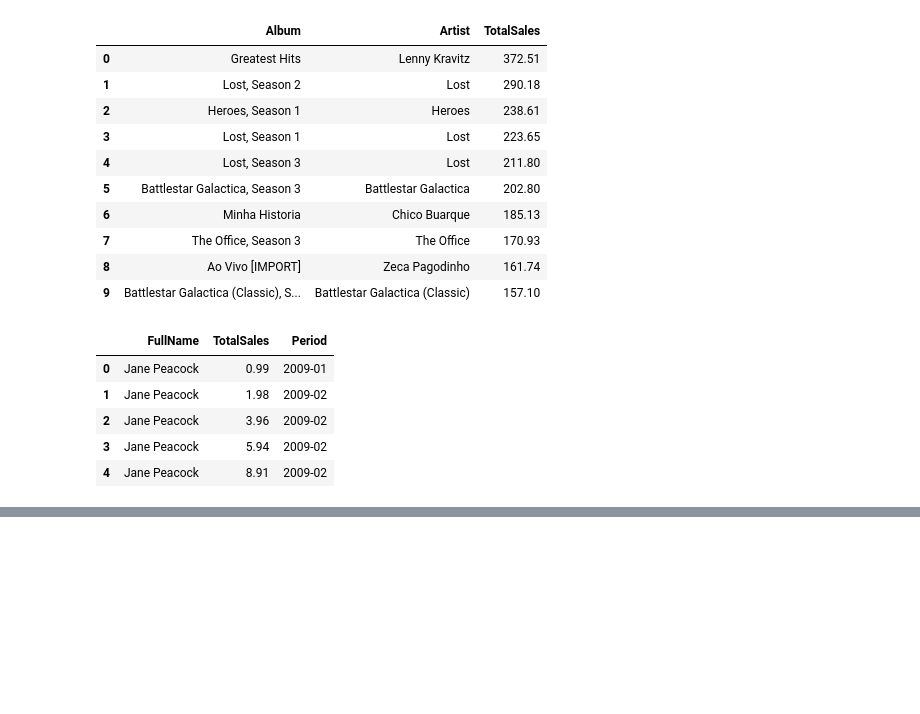
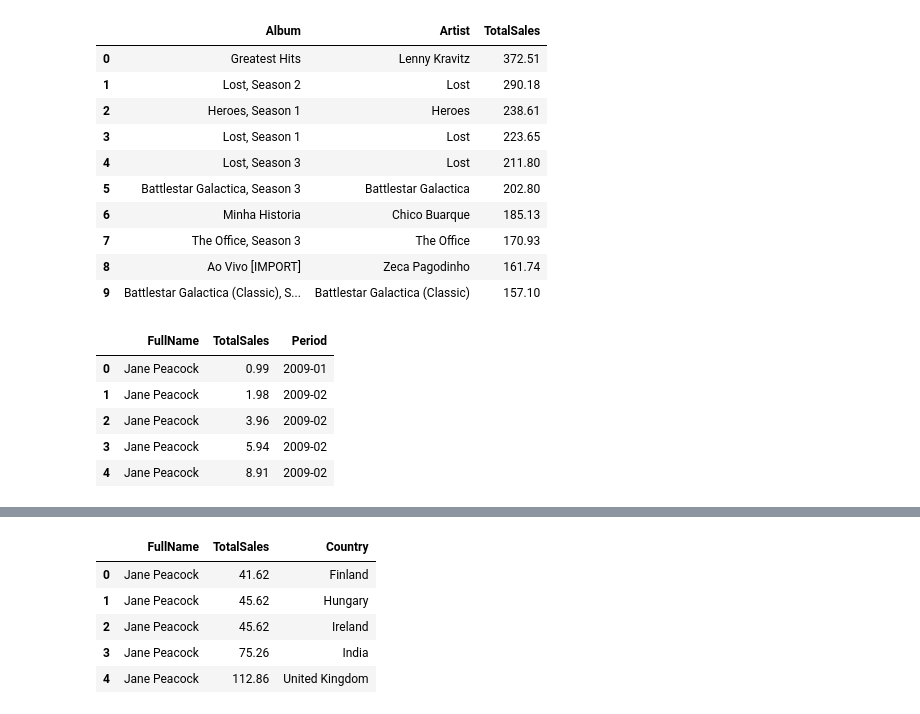
Before and after one commit to rinaldoeri/api_capstone, a Jupyter notebook: capstone_api.ipynb, the cells around one changed output, grey strips where cells are left out. Cells and saved outputs as stored; diff of their text form; code cells hidden in the pictures; blank space fills up the shorter version.

```diff
--- a/capstone_api.ipynb
+++ b/capstone_api.ipynb
@@ -244,0 +277,22 @@ pd.crosstab(
+# %%
+dt_sales = pd.read_sql_query("SELECT (emp.FirstName||' '||emp.LastName) as FullName, \
+                                      sum(inv.Total) as TotalSales, inv.BillingCountry as Country \
+                                  FROM \
+                                  employees as emp, customers as cst, invoices as inv \
+                                  WHERE \
+                                  emp.EmployeeId = +cst.SupportRepId \
+                                  AND \
+                                  cst.CustomerId = +inv.CustomerId \
+                                  AND \
+                                  emp.Title = 'Sales Support Agent' \
+                                  GROUP BY BillingCountry \
+                                  ORDER BY FullName, TotalSales", conn)
+
+dt_sales.head()
+# %% [output]
+|  | FullName | TotalSales | Country |
+| 0 | Jane Peacock | 41.62 | Finland |
+| 1 | Jane Peacock | 45.62 | Hungary |
+| 2 | Jane Peacock | 45.62 | Ireland |
+| 3 | Jane Peacock | 75.26 | India |
+| 4 | Jane Peacock | 112.86 | United Kingdom |
```
Also changed, not shown: parts of 6 cells of this notebook, 3 other files.
